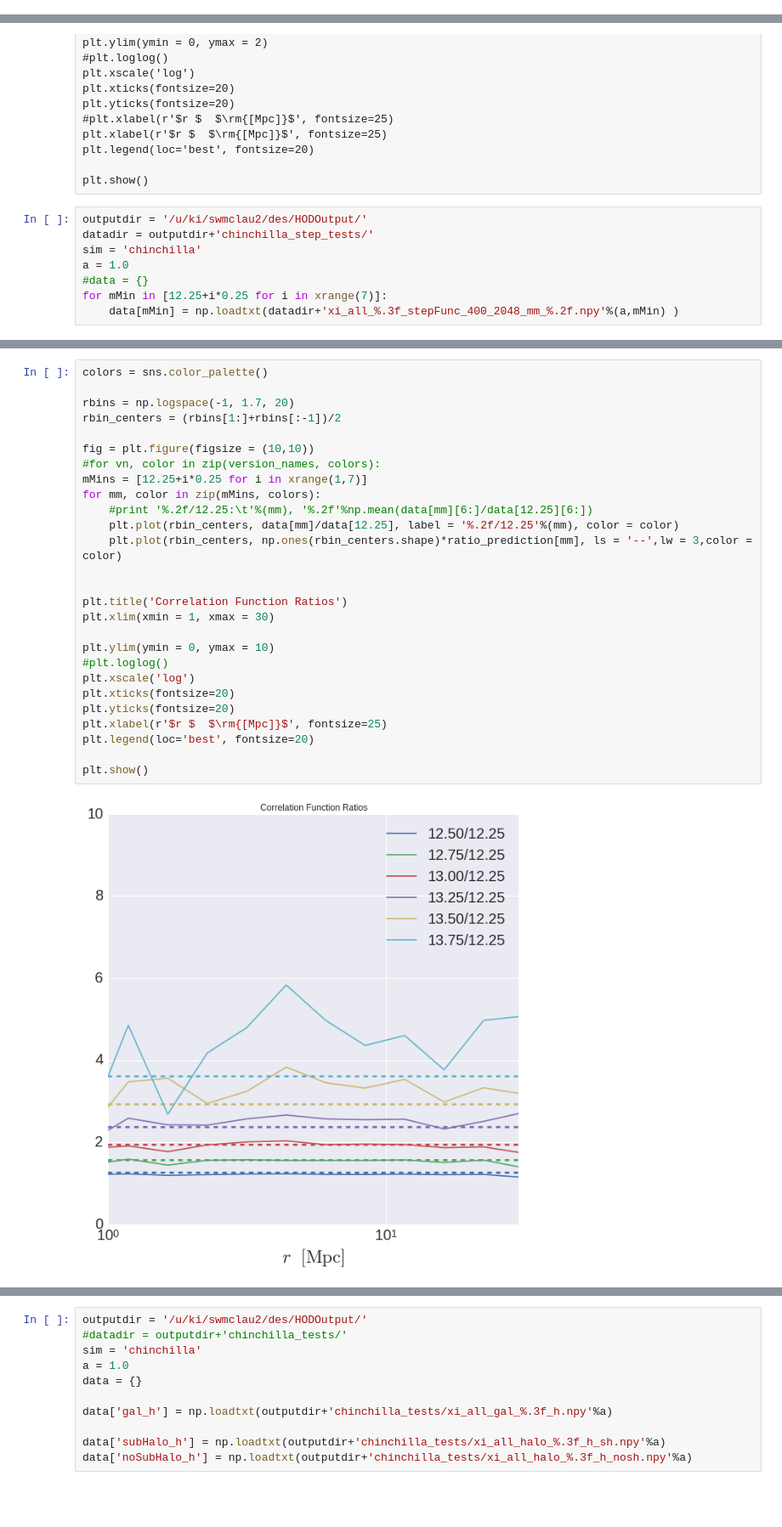
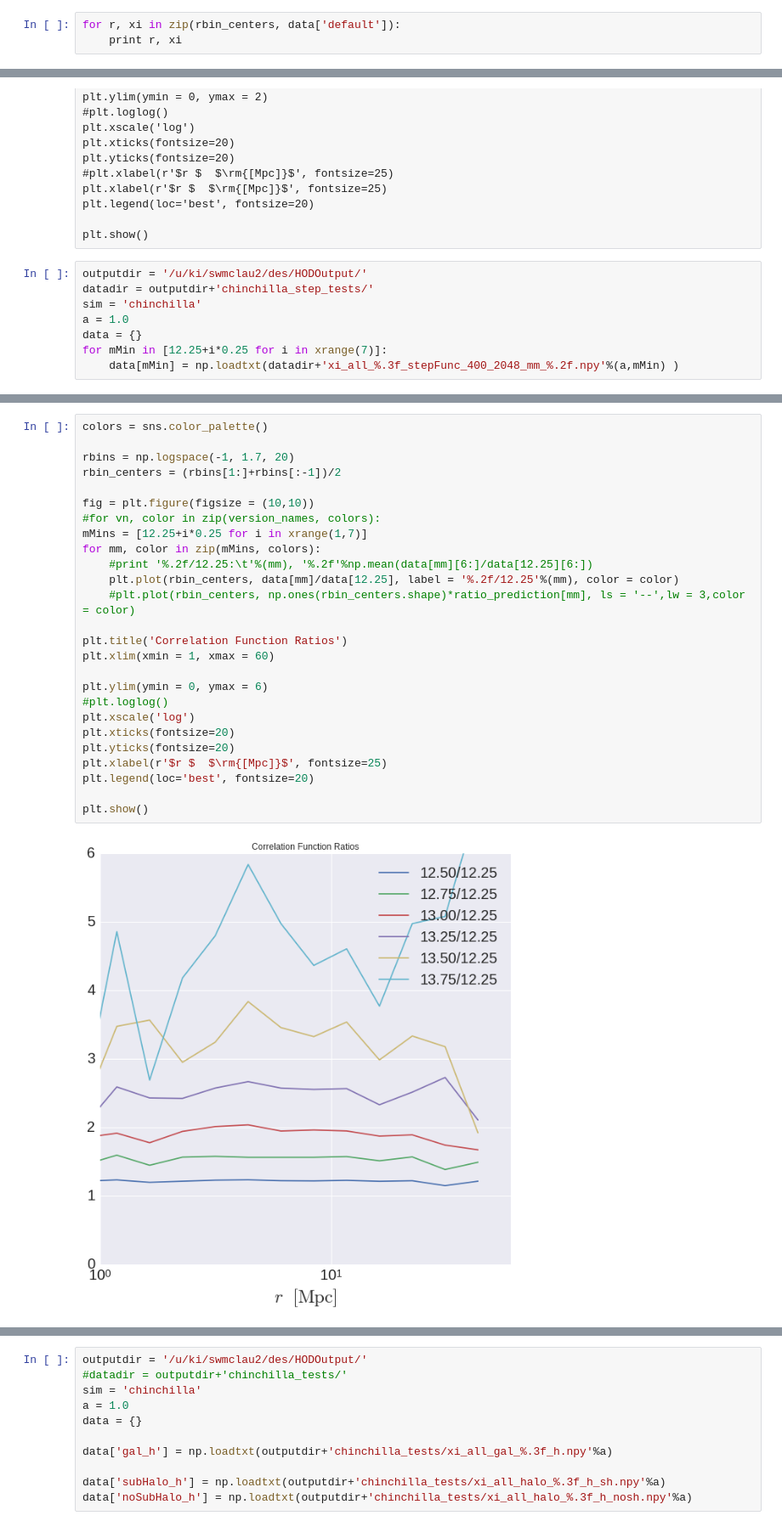
Before and after one commit to mclaughlin6464/HODEmulator, a Jupyter notebook: predictionsVCalculated.ipynb, the cells around one changed output, grey strips where cells are left out. Shown at 85% size. Drawn from its saved outputs; the diff is of its cells as text; blank space fills up the shorter version.

Commit message:
I think I fixed a bug with Emu, but the plots will be the judge.

```diff
--- a/predictionsVCalculated.ipynb
+++ b/predictionsVCalculated.ipynb
@@ -159,3 +159,6 @@ if data['default'].shape[0] == 19:
 else:
     rbins = np.logspace(-1, 1.25, 15)
 rbin_centers = (rbins[1:]+rbins[:-1])/2
+# %%
+for r, xi in zip(rbin_centers, data['default']):
+    print r, xi
@@ -251,6 +274,6 @@ outputdir = '/u/ki/swmclau2/des/HODOutput/'
 datadir = outputdir+'chinchilla_step_tests/'
 sim = 'chinchilla'
 a = 1.0
-#data = {}
+data = {}
 for mMin in [12.25+i*0.25 for i in xrange(7)]:
     data[mMin] = np.loadtxt(datadir+'xi_all_%.3f_stepFunc_400_2048_mm_%.2f.npy'%(a,mMin) )
@@ -264,29 +287,28 @@ ratio_prediction = {12.50:1.27,
 # %%
 colors = sns.color_palette()
 
 rbins = np.logspace(-1, 1.7, 20)
 rbin_centers = (rbins[1:]+rbins[:-1])/2
 
 fig = plt.figure(figsize = (10,10))
 #for vn, color in zip(version_names, colors):
 mMins = [12.25+i*0.25 for i in xrange(1,7)]
 for mm, color in zip(mMins, colors):
     #print '%.2f/12.25:\t'%(mm), '%.2f'%np.mean(data[mm][6:]/data[12.25][6:])
     plt.plot(rbin_centers, data[mm]/data[12.25], label = '%.2f/12.25'%(mm), color = color)
-    plt.plot(rbin_centers, np.ones(rbin_centers.shape)*ratio_prediction[mm], ls = '--',lw = 3,color = color)
-
+    #plt.plot(rbin_centers, np.ones(rbin_centers.shape)*ratio_prediction[mm], ls = '--',lw = 3,color = color)
 
 plt.title('Correlation Function Ratios')
-plt.xlim(xmin = 1, xmax = 30)
+plt.xlim(xmin = 1, xmax = 60)
 
-plt.ylim(ymin = 0, ymax = 10)
+plt.ylim(ymin = 0, ymax = 6)
 #plt.loglog()
 plt.xscale('log')
 plt.xticks(fontsize=20)
 plt.yticks(fontsize=20)
 plt.xlabel(r'$r $  $\rm{[Mpc]}$', fontsize=25)
 plt.legend(loc='best', fontsize=20)
 
 plt.show()
 # %% [output]
-[figure, old version]
+[figure, new version]
```
Also changed, not shown: parts of 8 cells of this notebook, 3 other files.
